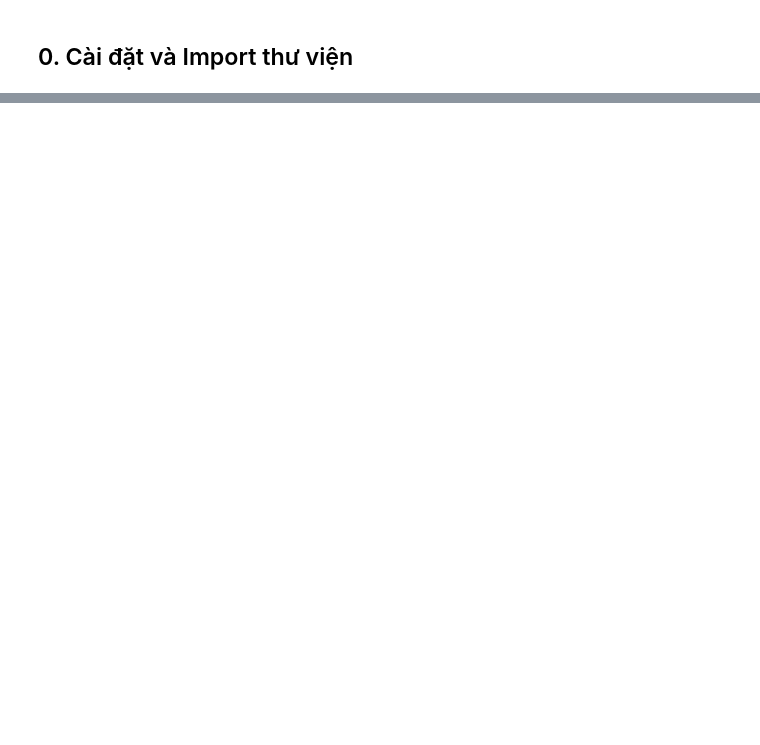
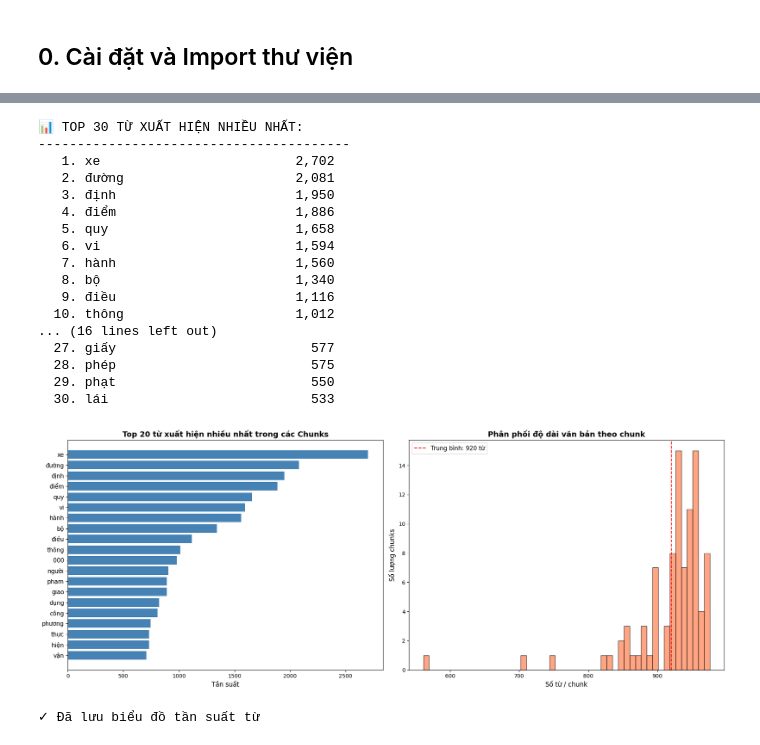
Before and after one commit to WuangTX/Traffic_Law_Chatbot, a Jupyter notebook: scripts/tien_xu_ly_du_lieu.ipynb, the cells around one changed output, grey strips where cells are left out. Drawn from its saved outputs; the diff is of its cells as text; code cells hidden in the pictures; blank space fills up the shorter version.

```diff
--- a/scripts/tien_xu_ly_du_lieu.ipynb
+++ b/scripts/tien_xu_ly_du_lieu.ipynb
@@ -543 +255,65 @@ BƯỚC 7: KHÁM PHÁ DỮ LIỆU (DATA EXPLORATION)
+# %%
+# --- 8.1. Tần suất từ (Word Frequency) ---
+all_tokens = []
+for chunk in chunks:
+    all_tokens.extend(chunk.split())
+
+word_freq = Counter(all_tokens)
+top_30 = word_freq.most_common(30)
+
+print("\n📊 TOP 30 TỪ XUẤT HIỆN NHIỀU NHẤT:")
+print("-" * 40)
+for i, (word, count) in enumerate(top_30, 1):
+    print(f"  {i:2d}. {word:<25s} {count:>6,}")
+
+# --- 8.2. Biểu đồ tần suất từ ---
+fig, axes = plt.subplots(1, 2, figsize=(18, 7))
+
+# Biểu đồ cột - Top 20 từ
+top_20 = word_freq.most_common(20)
+words_list = [w for w, c in top_20]
+counts_list = [c for w, c in top_20]
+
+axes[0].barh(range(len(words_list)), counts_list, color='steelblue')
+axes[0].set_yticks(range(len(words_list)))
+axes[0].set_yticklabels(words_list, fontsize=11)
+axes[0].invert_yaxis()
+axes[0].set_xlabel('Tần suất', fontsize=12)
+axes[0].set_title('Top 20 từ xuất hiện nhiều nhất trong các Chunks', fontsize=14, fontweight='bold')
+
+# Biểu đồ phân phối độ dài văn bản
+chunk_lengths = [len(c.split()) for c in chunks]
+axes[1].hist(chunk_lengths, bins=50, color='coral', edgecolor='black', alpha=0.7)
+axes[1].set_xlabel('Số từ / chunk', fontsize=12)
+axes[1].set_ylabel('Số lượng chunks', fontsize=12)
+axes[1].set_title('Phân phối độ dài văn bản theo chunk', fontsize=14, fontweight='bold')
+mean_len = sum(chunk_lengths)/len(chunk_lengths)
+axes[1].axvline(x=mean_len, color='red', linestyle='--',
+                label=f'Trung bình: {mean_len:.0f} từ')
+axes[1].legend(fontsize=11)
+
+plt.tight_layout()
+plt.savefig(PROCESSED_DIR / "word_frequency_chart.png", dpi=150, bbox_inches='tight')
+plt.show()
+print("✓ Đã lưu biểu đồ tần suất từ")
+# %% [output]
+📊 TOP 30 TỪ XUẤT HIỆN NHIỀU NHẤT:
+----------------------------------------
+   1. xe                         2,702
+   2. đường                      2,081
+   3. định                       1,950
+   4. điểm                       1,886
+   5. quy                        1,658
+   6. vi                         1,594
+   7. hành                       1,560
+   8. bộ                         1,340
+   9. điều                       1,116
+  10. thông                      1,012
+... (16 lines left out)
+  27. giấy                         577
+  28. phép                         575
+  29. phạt                         550
+  30. lái                          533
+[figure, added]
+✓ Đã lưu biểu đồ tần suất từ
 # %%
```
Also changed, not shown: parts of 31 cells of this notebook, 52 other files.
